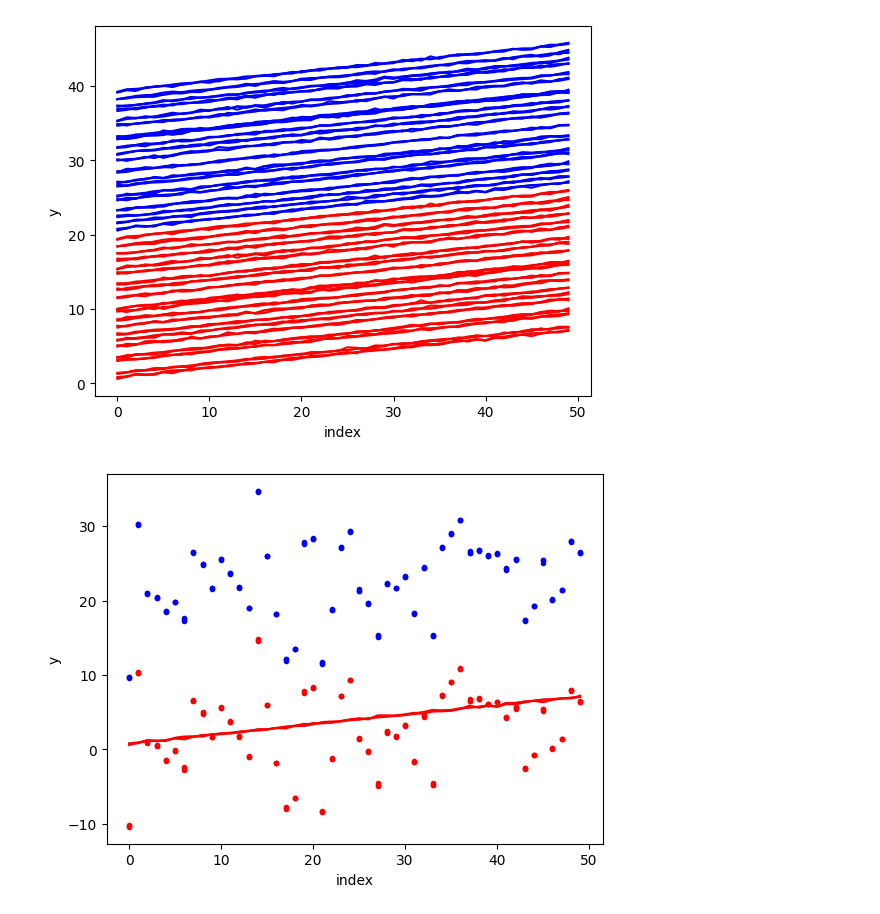
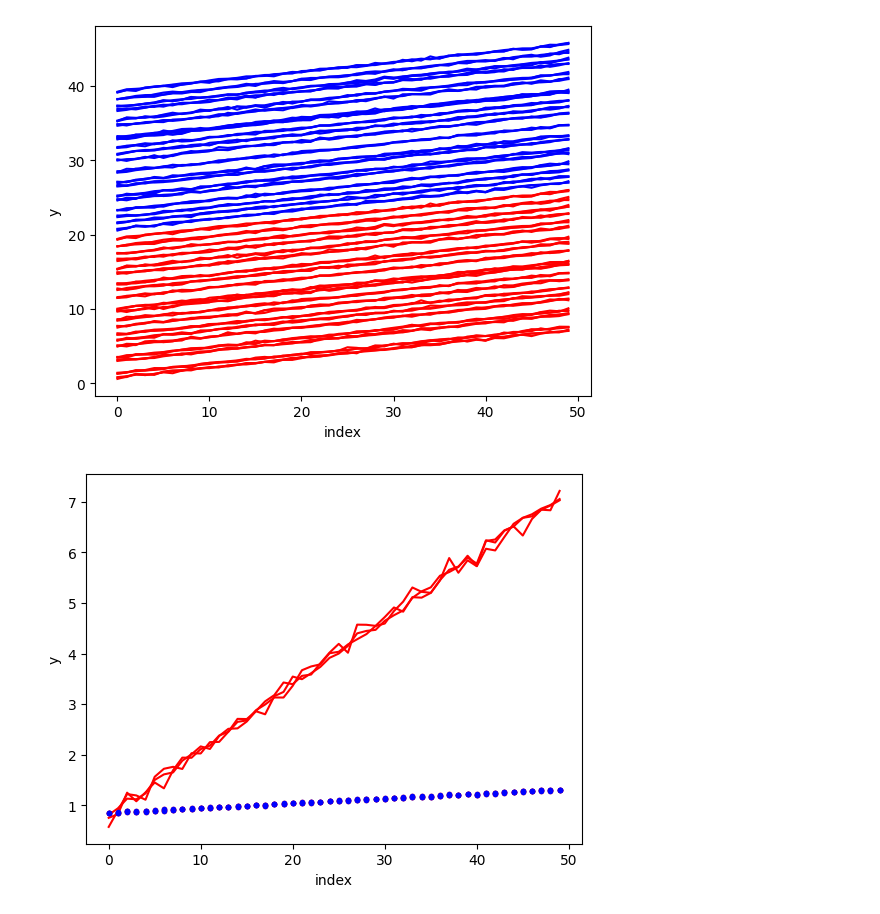
Before and after one commit to TheRedElement/astroLuSt, a Jupyter notebook: demos/synthetics_demo.ipynb, the cells around one changed output. Saved outputs shown, nothing was run; the diff lists cells and outputs as text; code cells hidden in the pictures.

```diff
--- a/demos/synthetics_demo.ipynb
+++ b/demos/synthetics_demo.ipynb
@@ -57,6 +57,7 @@ AA = ald.AugmentAxis(
     fill_value_obscure=1, fill_value_range=(0,1),
     interpkind=None, fill_value_crop=None,
     noise_mag=None,
+    feature_range_min=0, feature_range_max=0,
     axis=0,
 )
 
@@ -65,32 +66,33 @@ for i in range(1):
     # x_ = AA.flip_axis(x_, axis=(0,2))
     # x_ = AA.obscure_observations(
     #     x_,
     #     npoints=(0,10), neighbors=None,
     #     fill_value_obscure='random', fill_value_range=None,
     #     # fill_value=0, fill_value_range=None,
     #     axis=(0)
     # )
     # x_ = AA.crop(
     #     x_,
     #     cutout_start=-1, cutout_size=(0,8),
     #     fill_value_crop=None, interpkind='nearest',
     #     axis=0
     # )
-    x_ = AA.add_noise(X[0], noise_mag=(0,5), axis=(0))
+    # x_ = AA.add_noise(x_, noise_mag=(0,5), axis=(0))
+    x_ = AA.rescale(X[0], feature_range_min=(0,1), feature_range_max=(1,2), axis=0)
 
 #visualize
 fig = plt.figure()
 ax1 = fig.add_subplot(111)
 # for x in X_:
 ax1.plot(X[0,:,0,:], 'r-')
 # ax1.plot(X[0,:,1,:], 'b-')
 ax1.plot(x_[:,0,:], 'r.')
 ax1.plot(x_[:,1,:], 'b.')
 # ax1.plot(x_[:,1,0], 'b.')
 # ax1.plot(x_[:,1,1], 'r.')
 # ax1.plot(x_[:,1,2], 'g.')
 ax1.set_xlabel('index')
 ax1.set_ylabel('y')
 plt.show()
 # %% [output]
-[figure, old version]
+[figure, new version]
```
Also changed, not shown: 2 other files.
